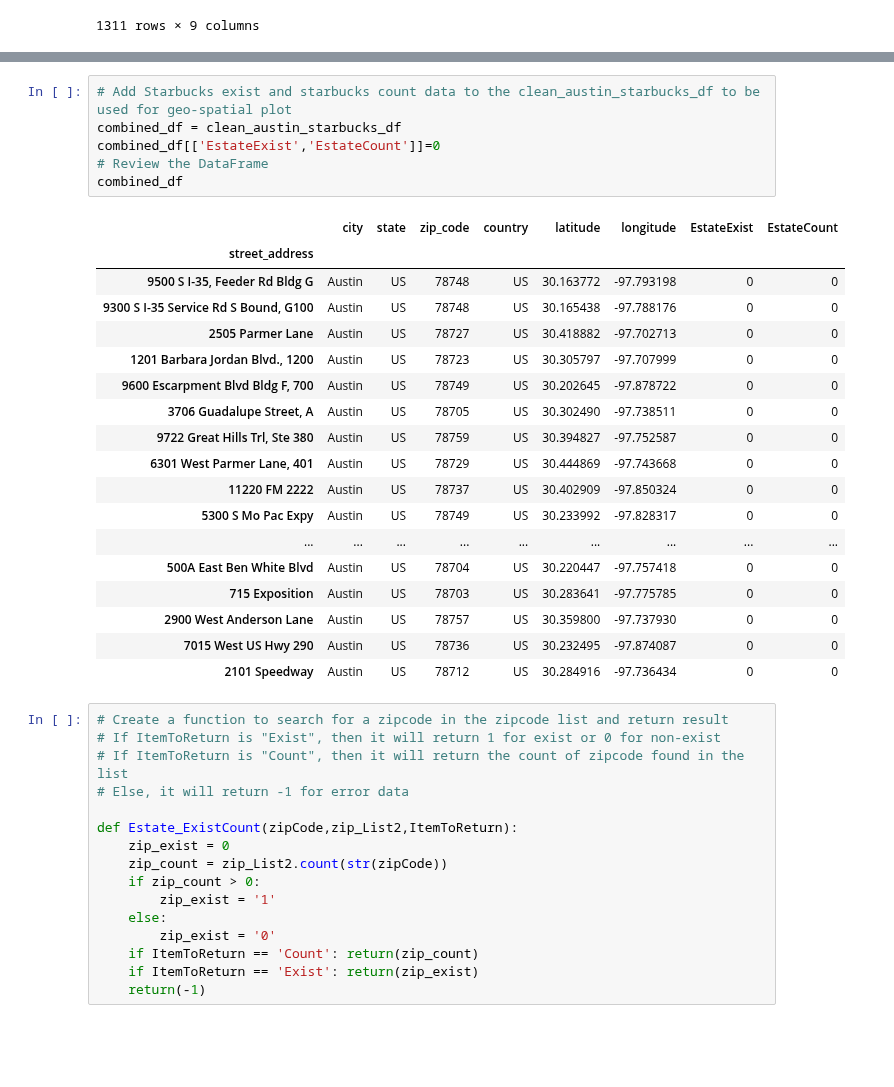
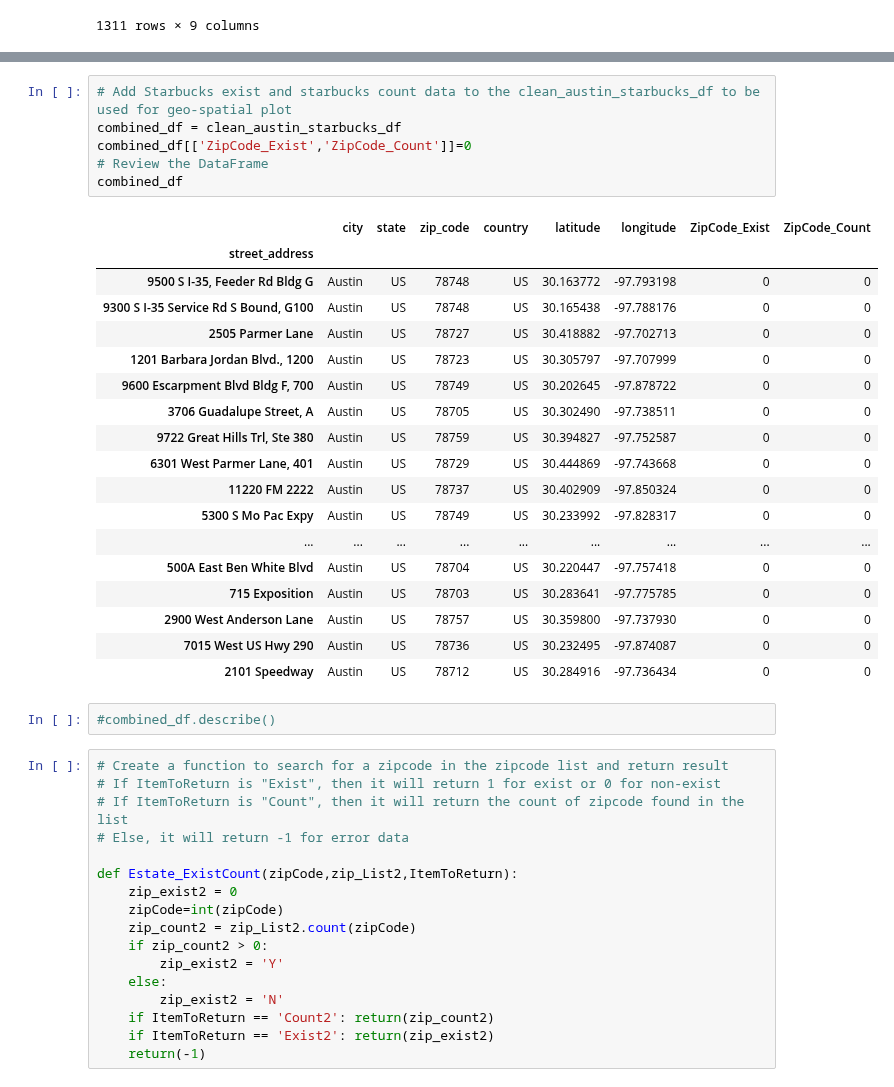
Before and after one commit to EGeorge2021r/Fintech5Falcons, a Jupyter notebook: Resources/project1eg_estate_data.ipynb, the cells around one changed output, grey strips where cells are left out. Drawn from its saved outputs; the diff is of its cells as text; blank space fills up the shorter version.

```diff
--- a/Resources/project1eg_estate_data.ipynb
+++ b/Resources/project1eg_estate_data.ipynb
@@ -405,11 +357,11 @@ zip_List2
 # %%
 # Add Starbucks exist and starbucks count data to the clean_austin_starbucks_df to be used for geo-spatial plot
 combined_df = clean_austin_starbucks_df
-combined_df[['EstateExist','EstateCount']]=0
+combined_df[['ZipCode_Exist','ZipCode_Count']]=0
 # Review the DataFrame
 combined_df
 # %% [output]
-|  | city | state | zip_code | country | latitude | longitude | EstateExist | EstateCount |
+|  | city | state | zip_code | country | latitude | longitude | ZipCode_Exist | ZipCode_Count |
 | street_address |  |  |  |  |  |  |  |  |
 | 9500 S I-35, Feeder Rd Bldg G | Austin | US | 78748 | US | 30.163772 | -97.793198 | 0 | 0 |
 | 9300 S I-35 Service Rd S Bound, G100 | Austin | US | 78748 | US | 30.165438 | -97.788176 | 0 | 0 |
@@ -427,6 +379,8 @@ combined_df
 | 2900 West Anderson Lane | Austin | US | 78757 | US | 30.359800 | -97.737930 | 0 | 0 |
 | 7015 West US Hwy 290 | Austin | US | 78736 | US | 30.232495 | -97.874087 | 0 | 0 |
 | 2101 Speedway | Austin | US | 78712 | US | 30.284916 | -97.736434 | 0 | 0 |
+# %%
+#combined_df.describe()
 # %%
 # Create a function to search for a zipcode in the zipcode list and return result
 # If ItemToReturn is "Exist", then it will return 1 for exist or 0 for non-exist
@@ -434,14 +388,15 @@ combined_df
 # Else, it will return -1 for error data
 
 def Estate_ExistCount(zipCode,zip_List2,ItemToReturn):
-    zip_exist = 0
-    zip_count = zip_List2.count(str(zipCode))
-    if zip_count > 0:
-        zip_exist = '1'
+    zip_exist2 = 0
+    zipCode=int(zipCode)
+    zip_count2 = zip_List2.count(zipCode)
+    if zip_count2 > 0:
+        zip_exist2 = 'Y'
     else:
-        zip_exist = '0'
-    if ItemToReturn == 'Count': return(zip_count)
-    if ItemToReturn == 'Exist': return(zip_exist)
+        zip_exist2 = 'N'
+    if ItemToReturn == 'Count2': return(zip_count2)
+    if ItemToReturn == 'Exist2': return(zip_exist2)
     return(-1)
 # %%
 # Create new columns in the starbucks DataFrame and calculate its value from the function (Estate_ExistCount) above
```
Also changed, not shown: parts of 9 cells of this notebook.
